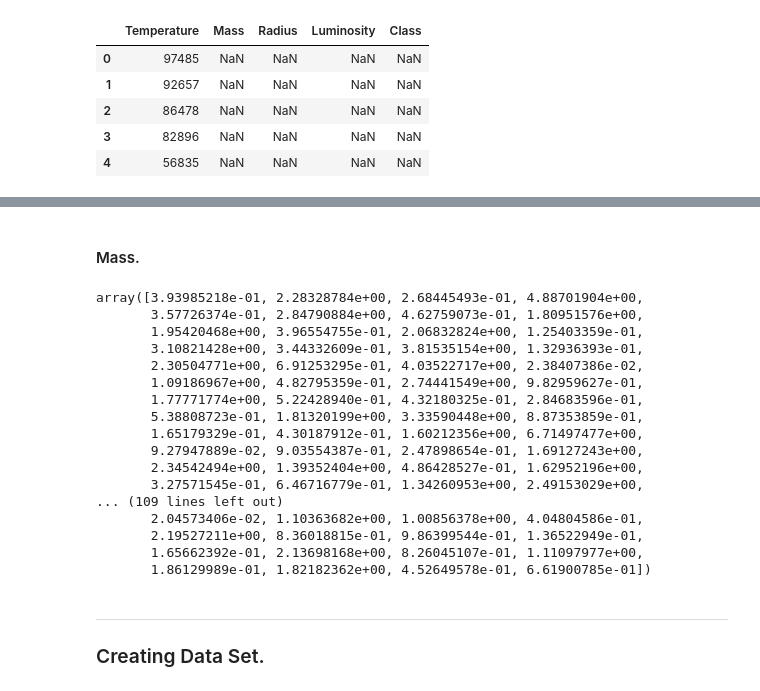
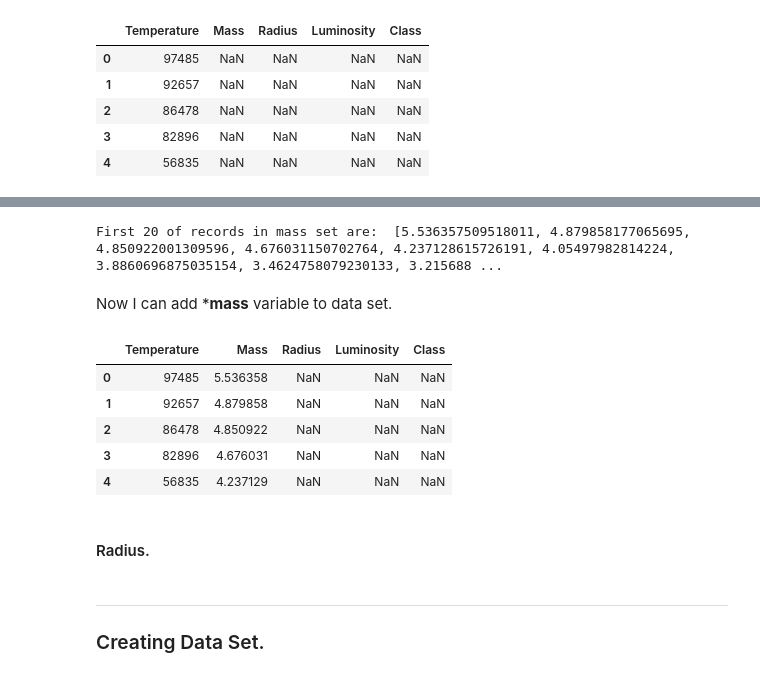
Before and after one commit to DracoNibilis/Stars_Project, a Jupyter notebook: stars_project.ipynb, the cells around one changed output, grey strips where cells are left out. Cells and saved outputs as stored; diff of their text form; code cells hidden in the pictures.

```diff
--- a/stars_project.ipynb
+++ b/stars_project.ipynb
@@ -211,7 +210,7 @@ First 20 of records in temperature set are:  [97485, 92657, 86478, 82896, 56835,
 So now I can say that my first variable is ready. We can add it to data set and start prepering others variariable.
 # %%
 # Add first variable to data set.
-df['Temperature'] = temperature_list
+df['Temperature'] = temperature
 # Check data set if data were added.
 df.head()
 # %% [output]
@@ -224,37 +275,24 @@ df.head()
+# %%
+# Sort generated values of mass.
+mass = list(mass)
+mass.sort(reverse=True)
+# Check mass list if sort worked.
+print("First 20 of records in mass set are: ", mass[:20])
+# %% [output]
+First 20 of records in mass set are:  [5.536357509518011, 4.879858177065695, 4.850922001309596, 4.676031150702764, 4.237128615726191, 4.05497982814224, 3.8860696875035154, 3.4624758079230133, 3.215688 ...
+# %% [markdown]
+Now I can add ***mass** variable to data set.
+# %%
+# Add first variable to data set.
+df['Mass'] = mass
+# Check data set if data were added.
+df.head()
+# %% [output]
+|  | Temperature | Mass | Radius | Luminosity | Class |
+| 0 | 97485 | 5.536358 | NaN | NaN | NaN |
+| 1 | 92657 | 4.879858 | NaN | NaN | NaN |
+| 2 | 86478 | 4.850922 | NaN | NaN | NaN |
+| 3 | 82896 | 4.676031 | NaN | NaN | NaN |
+| 4 | 56835 | 4.237129 | NaN | NaN | NaN |
 # %% [markdown]
-#### Mass.
+#### Radius.
-# %%
-# adding mass according to the temperature by diagram
-'''
-    >= 16
-    2.1 - 16
-    1.4 - 2.1
-    1.04 - 1.4
-    0.8 - 1.04
-    0.45 - 0.8
-    0.08 - 0.45
-'''
-
-# generating mass
-np.random.seed(1212)
-# check for more accure data
-mass = np.random.exponential(1.4, 500)
-mass
-# %% [output]
-array([3.93985218e-01, 2.28328784e+00, 2.68445493e-01, 4.88701904e+00,
-       3.57726374e-01, 2.84790884e+00, 4.62759073e-01, 1.80951576e+00,
-       1.95420468e+00, 3.96554755e-01, 2.06832824e+00, 1.25403359e-01,
-       3.10821428e+00, 3.44332609e-01, 3.81535154e+00, 1.32936393e-01,
-       2.30504771e+00, 6.91253295e-01, 4.03522717e+00, 2.38407386e-02,
-       1.09186967e+00, 4.82795359e-01, 2.74441549e+00, 9.82959627e-01,
-       1.77771774e+00, 5.22428940e-01, 4.32180325e-01, 2.84683596e-01,
-       5.38808723e-01, 1.81320199e+00, 3.33590448e+00, 8.87353859e-01,
-       1.65179329e-01, 4.30187912e-01, 1.60212356e+00, 6.71497477e+00,
-       9.27947889e-02, 9.03554387e-01, 2.47898654e-01, 1.69127243e+00,
-       2.34542494e+00, 1.39352404e+00, 4.86428527e-01, 1.62952196e+00,
-       3.27571545e-01, 6.46716779e-01, 1.34260953e+00, 2.49153029e+00,
-... (109 lines left out)
-       2.04573406e-02, 1.10363682e+00, 1.00856378e+00, 4.04804586e-01,
-       2.19527211e+00, 8.36018815e-01, 9.86399544e-01, 1.36522949e-01,
-       1.65662392e-01, 2.13698168e+00, 8.26045107e-01, 1.11097977e+00,
-       1.86129989e-01, 1.82182362e+00, 4.52649578e-01, 6.61900785e-01])
```
Also changed, not shown: parts of 8 cells of this notebook.
